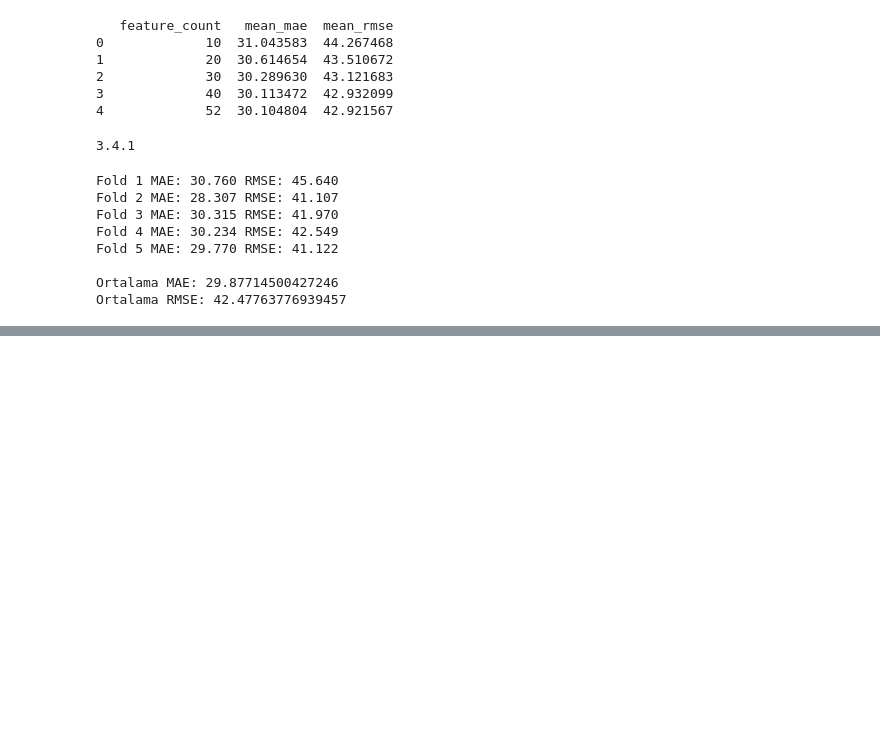
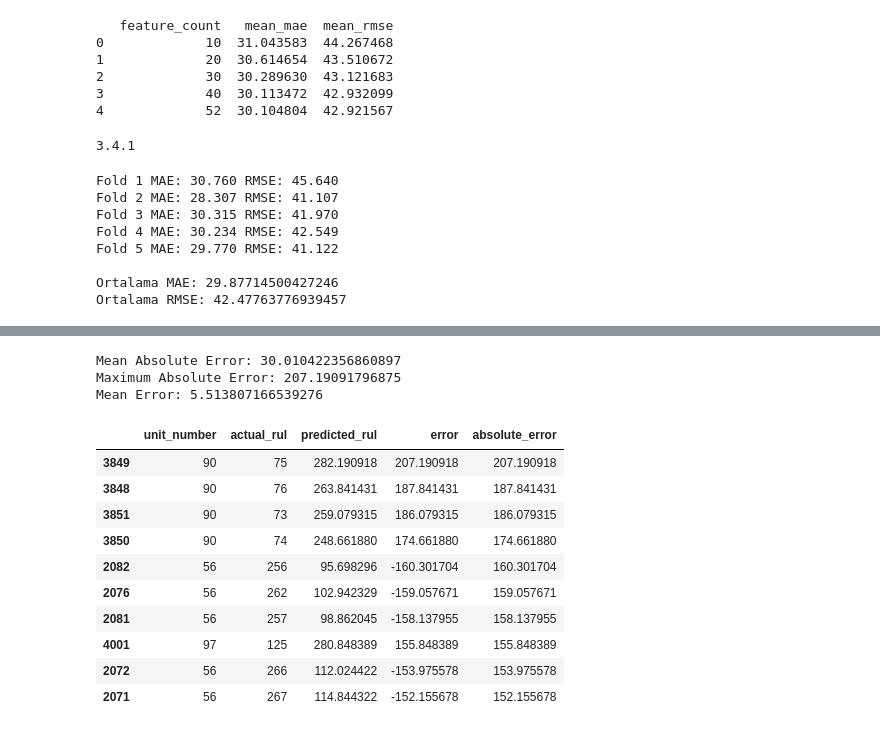
Before and after one commit to alaettin10/predictive-maintenance-cmapss, a Jupyter notebook: 01_data_exploration.ipynb, the cells around one changed output, grey strips where cells are left out. Saved outputs shown, nothing was run; the diff lists cells and outputs as text; code cells hidden in the pictures; blank space fills up the shorter version.

```diff
--- a/01_data_exploration.ipynb
+++ b/01_data_exploration.ipynb
@@ -1330,3 +1330,10 @@ Fold 5 MAE: 29.770 RMSE: 41.122
 
 Ortalama MAE: 29.87714500427246
 Ortalama RMSE: 42.47763776939457
+# %%
+top_30_features = feature_importance.head(30)["feature"].tolist()
+
+X_top30 = X[top_30_features]
+
+print("Seçilen feature sayısı:", len(top_30_features))
+print(top_30_features)
@@ -1332,0 +1415,31 @@ Ortalama RMSE: 42.47763776939457
+# %%
+print("Mean Absolute Error:", results["absolute_error"].mean())
+print("Maximum Absolute Error:", results["absolute_error"].max())
+print("Mean Error:", results["error"].mean())
+# %% [output]
+Mean Absolute Error: 30.010422356860897
+Maximum Absolute Error: 207.19091796875
+Mean Error: 5.513807166539276
+# %%
+results = pd.DataFrame({
+    "unit_number": df_train_features.iloc[val_idx]["unit_number"].values,
+    "actual_rul": y_val.values,
+    "predicted_rul": y_pred
+})
+
+results["error"] = results["predicted_rul"] - results["actual_rul"]
+results["absolute_error"] = results["error"].abs()
+
+results.sort_values("absolute_error", ascending=False).head(10)
+# %% [output]
+|  | unit_number | actual_rul | predicted_rul | error | absolute_error |
+| 3849 | 90 | 75 | 282.190918 | 207.190918 | 207.190918 |
+| 3848 | 90 | 76 | 263.841431 | 187.841431 | 187.841431 |
+| 3851 | 90 | 73 | 259.079315 | 186.079315 | 186.079315 |
+| 3850 | 90 | 74 | 248.661880 | 174.661880 | 174.661880 |
+| 2082 | 56 | 256 | 95.698296 | -160.301704 | 160.301704 |
+| 2076 | 56 | 262 | 102.942329 | -159.057671 | 159.057671 |
+| 2081 | 56 | 257 | 98.862045 | -158.137955 | 158.137955 |
+| 4001 | 97 | 125 | 280.848389 | 155.848389 | 155.848389 |
+| 2072 | 56 | 266 | 112.024422 | -153.975578 | 153.975578 |
+| 2071 | 56 | 267 | 114.844322 | -152.155678 | 152.155678 |
```
Also changed, not shown: parts of 35 cells of this notebook.
